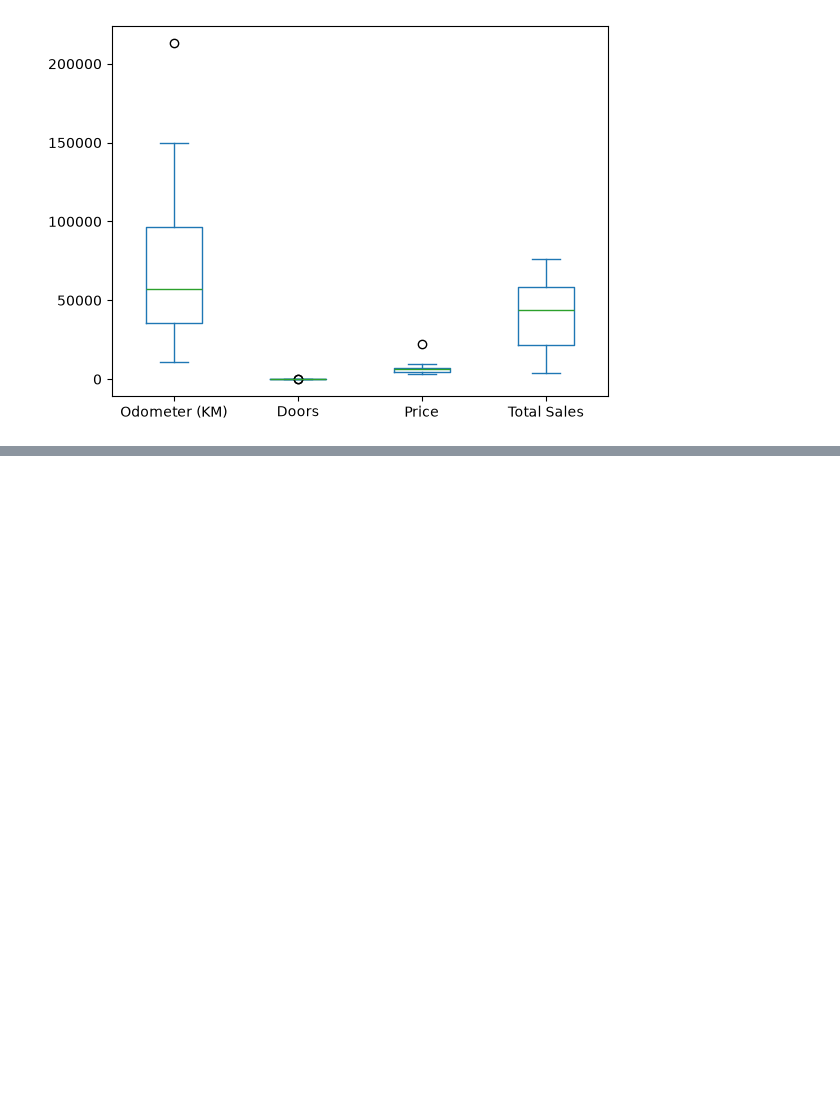
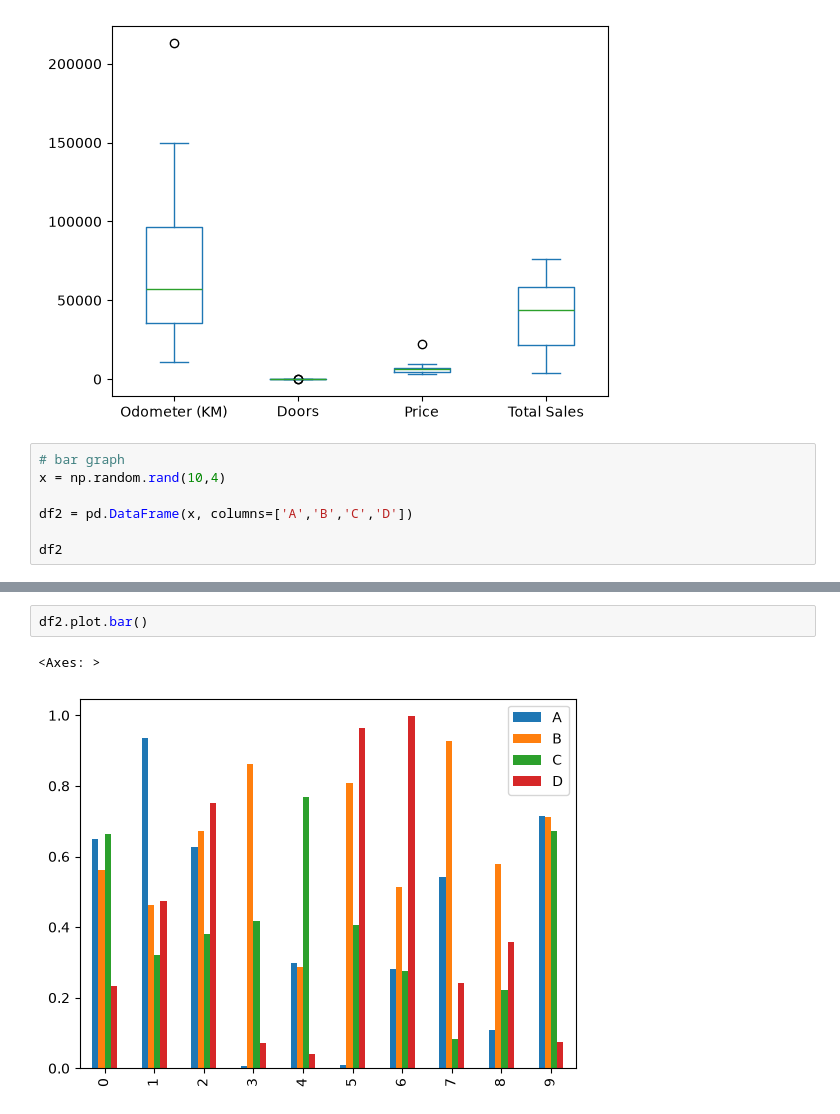
Before and after one commit to azharaul/ds-ml-learning-journey, a Jupyter notebook: matplotlib.ipynb, the cells around one changed output, grey strips where cells are left out. Saved outputs shown, nothing was run; the diff lists cells and outputs as text; blank space fills up the shorter version.

```diff
--- a/matplotlib.ipynb
+++ b/matplotlib.ipynb
@@ -238,3 +238,10 @@ df.plot(kind='box')
 # %% [output]
 <Axes: >
 [figure]
+# %%
+# bar graph
+x = np.random.rand(10,4)
+
+df2 = pd.DataFrame(x, columns=['A','B','C','D'])
+
+df2
@@ -240,0 +260,5 @@ df.plot(kind='box')
+# %%
+df2.plot.bar()
+# %% [output]
+<Axes: >
+[figure, added]
```
Also changed, not shown: parts of 4 cells of this notebook.
